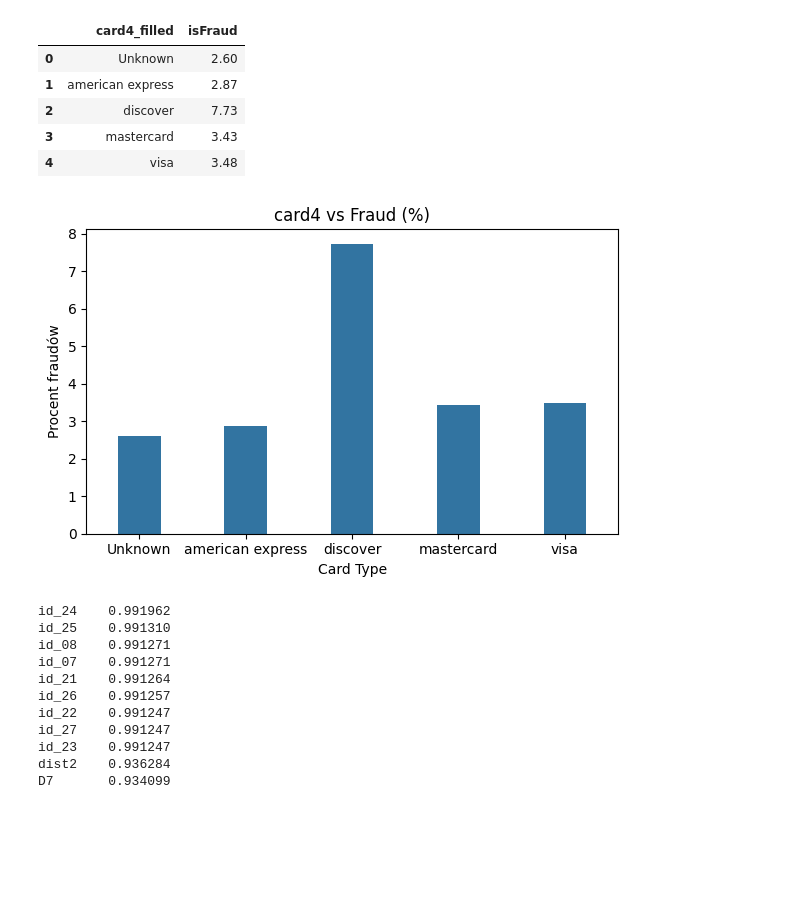
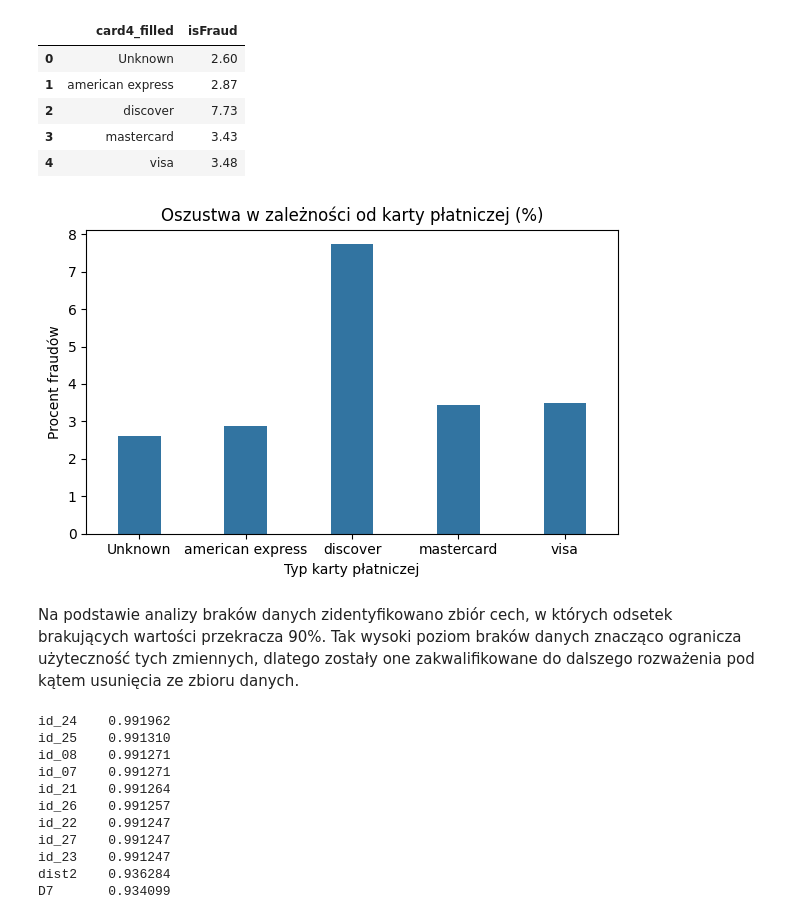
Before and after one commit to MateuszMalys89/Fraud-detection-ML, a Jupyter notebook: Analiza_Danych_PD.ipynb, the cells around one changed output. Saved outputs shown, nothing was run; the diff lists cells and outputs as text; code cells hidden in the pictures; blank space fills up the shorter version.

```diff
--- a/Analiza_Danych_PD.ipynb
+++ b/Analiza_Danych_PD.ipynb
@@ -466,16 +505,18 @@ card4_fraud
 # %%
 plt.figure(figsize=(6,4))
 sns.barplot(
     data=card4_fraud,
     x='card4_filled',
     y='isFraud',
     width=0.4
 )
-plt.title("card4 vs Fraud (%)")
-plt.xlabel("Card Type")
+plt.title("Oszustwa w zależności od karty płatniczej (%)")
+plt.xlabel("Typ karty płatniczej")
 plt.ylabel("Procent fraudów")
 plt.tight_layout()
 plt.show()
 # %% [output]
-[figure, old version]
+[figure, new version]
+# %% [markdown]
+Na podstawie analizy braków danych zidentyfikowano zbiór cech, w których odsetek brakujących wartości przekracza 90%. Tak wysoki poziom braków danych znacząco ogranicza użyteczność tych zmiennych, dlatego zostały one zakwalifikowane do dalszego rozważenia pod kątem usunięcia ze zbioru danych.
 # %%
```
Also changed, not shown: parts of 83 cells of this notebook.
